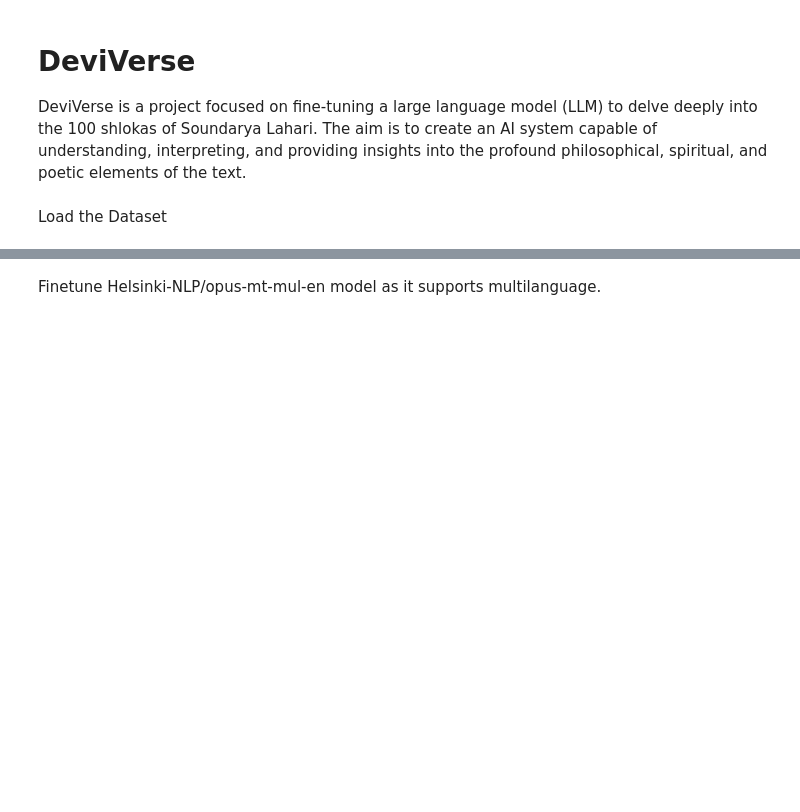
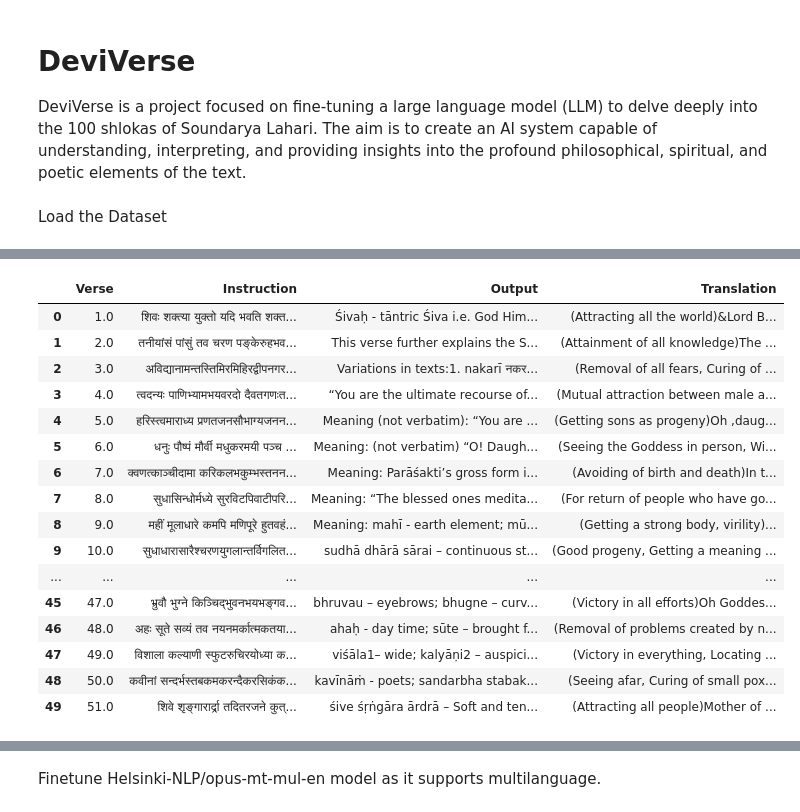
Before and after one commit to psyuktha/DeviVerse, a Jupyter notebook: DeviVerse_update.ipynb, the cells around one changed output, grey strips where cells are left out. Cells and saved outputs as stored; diff of their text form; code cells hidden in the pictures; blank space fills up the shorter version.

```diff
--- a/DeviVerse_update.ipynb
+++ b/DeviVerse_update.ipynb
@@ -56,0 +86,3 @@ df.head()
+# %%
+
+df = df.drop(index=70)
@@ -56,0 +151,2 @@ df.head()
+# %%
+l=[''.join(i.split('\n')) for i in l ]
@@ -56,0 +157,22 @@ df.head()
+# %%
+# prompt: append a list to the df
+
+import pandas as pd
+
+# Assuming 'df' and 'l' are already defined as in your previous code
+
+# Create a list of dictionaries, each representing a row
+new_rows = []
+j=72.0
+for i in range(0,len(l),1):
+  new_rows.append({'Verse':j,'Instruction':l[i],'Output':'Twelve verses from verse 72 to 83 involve physical description of Parāśakti. It is always believed that Śaṁkarācārya was an incarnation of Śiva and thus every aspect of Her is known to Śaṁkarācārya. I consider that such narrations should not be discussed in a public domain and hence, interpretations of these verses have been left out. Kāñci Paramācārya has chosen not to interpret many verses of Saundaryalaharī saying that one should be extremely careful in worshipping Divine Mother.'})
+  j+=1.0
+
+# Create a new DataFrame from the list of dictionaries
+new_df = pd.DataFrame(new_rows)
+
+# Append the new DataFrame to the existing DataFrame
+df = pd.concat([df, new_df], ignore_index=True)
+
+# Now 'df' contains the appended data
+df.head()
@@ -56,0 +208,20 @@ df.head()
+# %%
+df.head(50)
+# %% [output]
+|  | Verse | Instruction | Output | Translation |
+| 0 | 1.0 | शिवः शक्त्या युक्तो यदि भवति शक्त... | Śivaḥ - tāntric Śiva i.e. God Him... | (Attracting all the world)&Lord B... |
+| 1 | 2.0 | तनीयांसं पांसुं तव चरण पङ्केरुहभव... | This verse further explains the S... | (Attainment of all knowledge)The ... |
+| 2 | 3.0 | अविद्यानामन्तस्तिमिरमिहिरद्वीपनगर... | Variations in texts:1. nakarī नकर... | (Removal of all fears, Curing of ... |
+| 3 | 4.0 | त्वदन्यः पाणिभ्यामभयवरदो दैवतगणःत... | “You are the ultimate recourse of... | (Mutual attraction between male a... |
+| 4 | 5.0 | हरिस्त्वमाराध्य प्रणतजनसौभाग्यजनन... | Meaning (not verbatim): “You are ... | (Getting sons as progeny)Oh ,daug... |
+| 5 | 6.0 | धनुः पौष्पं मौर्वी मधुकरमयी पञ्च ... | Meaning: (not verbatim) “O! Daugh... | (Seeing the Goddess in person, Wi... |
+| 6 | 7.0 | क्वणत्काञ्चीदामा करिकलभकुम्भस्तनन... | Meaning: Parāśakti’s gross form i... | (Avoiding of birth and death)In t... |
+| 7 | 8.0 | सुधासिन्धोर्मध्ये सुरविटपिवाटीपरि... | Meaning: “The blessed ones medita... | (For return of people who have go... |
+| 8 | 9.0 | महीं मूलाधारे कमपि मणिपूरे हुतवहं... | Meaning: mahī - earth element; mū... | (Getting a strong body, virility)... |
+| 9 | 10.0 | सुधाधारासारैश्चरणयुगलान्तर्विगलित... | sudhā dhārā sārai – continuous st... | (Good progeny, Getting a meaning ... |
+| ... | ... | ... | ... | ... |
+| 45 | 47.0 | भ्रुवौ भुग्ने किञ्चिद्भुवनभयभङ्गव... | bhruvau – eyebrows; bhugne – curv... | (Victory in all efforts)Oh Goddes... |
+| 46 | 48.0 | अहः सूते सव्यं तव नयनमर्कात्मकतया... | ahaḥ - day time; sūte – brought f... | (Removal of problems created by n... |
+| 47 | 49.0 | विशाला कल्याणी स्फुटरुचिरयोध्या क... | viśāla1– wide; kalyāṇi2 – auspici... | (Victory in everything, Locating ... |
+| 48 | 50.0 | कवीनां सन्दर्भस्तबकमकरन्दैकरसिकंक... | kavīnāṁ - poets; sandarbha stabak... | (Seeing afar, Curing of small pox... |
+| 49 | 51.0 | शिवे शृङ्गारार्द्रा तदितरजने कुत्... | śive śṛṅgāra ārdrā – Soft and ten... | (Attracting all people)Mother of ... |
```
Also changed, not shown: parts of 56 cells of this notebook.
